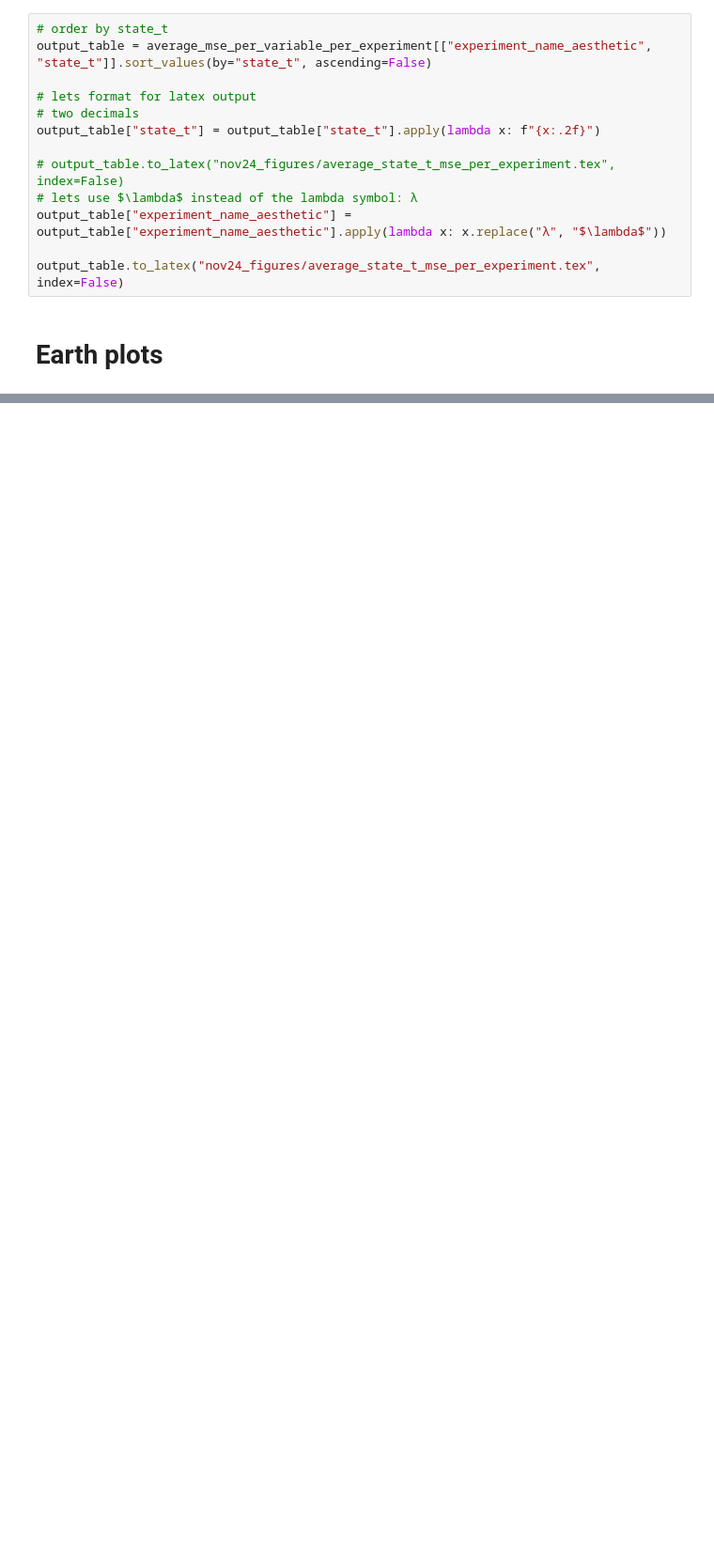
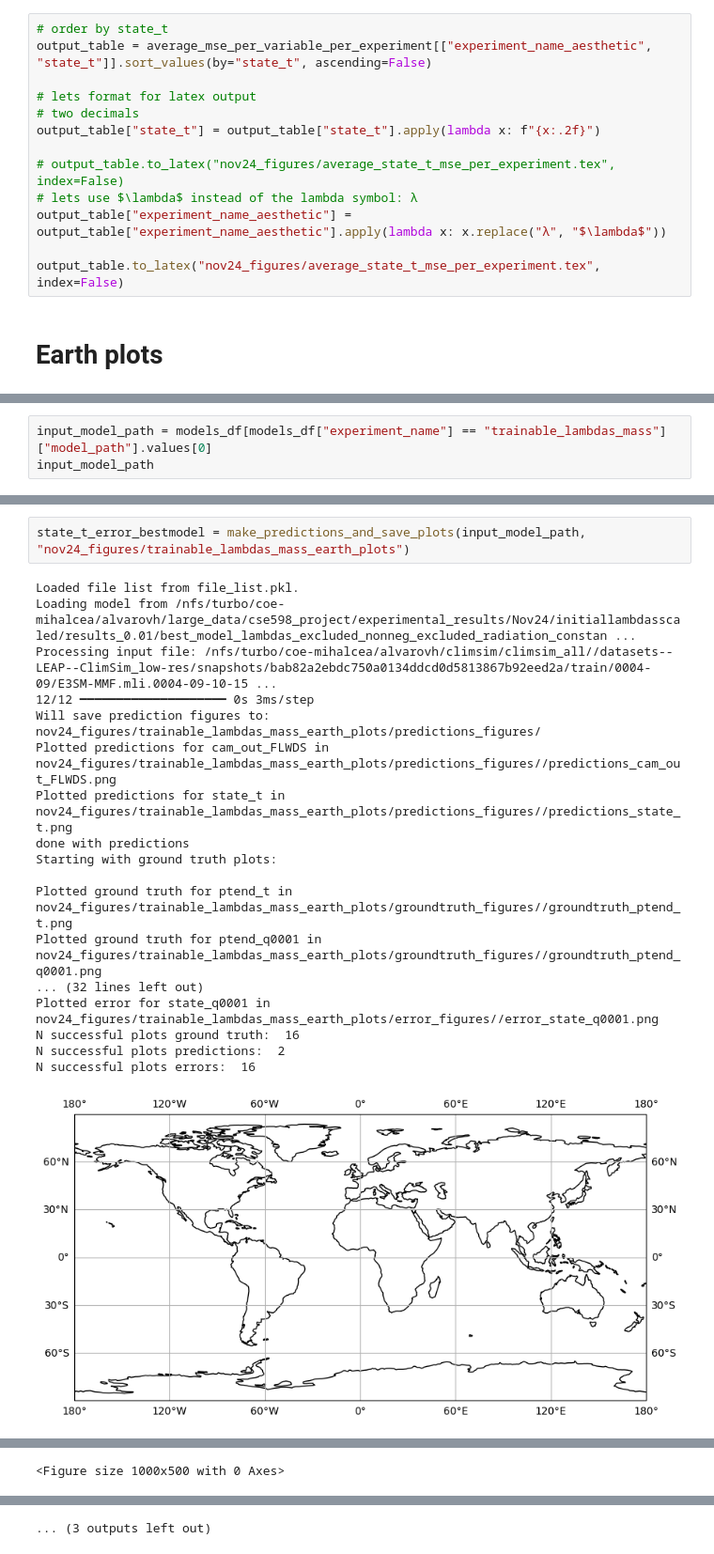
Before and after one commit to kaminsca/climate-physicsML, a Jupyter notebook: final_combined_loss_model/visualize_training_experiments24.ipynb, the cells around one changed output, grey strips where cells are left out. Shown at 94% size. Drawn from its saved outputs; the diff is of its cells as text; blank space fills up the shorter version.

Commit message:
added earth plots

```diff
--- a/final_combined_loss_model/visualize_training_experiments24.ipynb
+++ b/final_combined_loss_model/visualize_training_experiments24.ipynb
@@ -606,0 +613,3 @@ output_table.to_latex("nov24_figures/average_state_t_mse_per_experiment.tex", in
+# %%
+input_model_path = models_df[models_df["experiment_name"] == "trainable_lambdas_mass"]["model_path"].values[0]
+input_model_path
@@ -606,0 +618,21 @@ output_table.to_latex("nov24_figures/average_state_t_mse_per_experiment.tex", in
+# %%
+state_t_error_bestmodel = make_predictions_and_save_plots(input_model_path, "nov24_figures/trainable_lambdas_mass_earth_plots")
+# %% [output]
+Loaded file list from file_list.pkl.
+Loading model from /nfs/turbo/coe-mihalcea/alvarovh/large_data/cse598_project/experimental_results/Nov24/initiallambdasscaled/results_0.01/best_model_lambdas_excluded_nonneg_excluded_radiation_constan ...
+Processing input file: /nfs/turbo/coe-mihalcea/alvarovh/climsim/climsim_all//datasets--LEAP--ClimSim_low-res/snapshots/bab82a2ebdc750a0134ddcd0d5813867b92eed2a/train/0004-09/E3SM-MMF.mli.0004-09-10-15 ...
+12/12 ━━━━━━━━━━━━━━━━━━━━ 0s 3ms/step
+Will save prediction figures to:  nov24_figures/trainable_lambdas_mass_earth_plots/predictions_figures/
+Plotted predictions for cam_out_FLWDS in nov24_figures/trainable_lambdas_mass_earth_plots/predictions_figures//predictions_cam_out_FLWDS.png
+Plotted predictions for state_t in nov24_figures/trainable_lambdas_mass_earth_plots/predictions_figures//predictions_state_t.png
+done with predictions
+Starting with ground truth plots:
+
+Plotted ground truth for ptend_t in nov24_figures/trainable_lambdas_mass_earth_plots/groundtruth_figures//groundtruth_ptend_t.png
+Plotted ground truth for ptend_q0001 in nov24_figures/trainable_lambdas_mass_earth_plots/groundtruth_figures//groundtruth_ptend_q0001.png
+... (32 lines left out)
+Plotted error for state_q0001 in nov24_figures/trainable_lambdas_mass_earth_plots/error_figures//error_state_q0001.png
+N successful plots ground truth:  16
+N successful plots predictions:  2
+N successful plots errors:  16
+[figure, added]
@@ -606,0 +644 @@ output_table.to_latex("nov24_figures/average_state_t_mse_per_experiment.tex", in
+<Figure size 1000x500 with 0 Axes>
@@ -606,0 +649 @@ output_table.to_latex("nov24_figures/average_state_t_mse_per_experiment.tex", in
+... (3 outputs left out)
```
Also changed, not shown: parts of 7 cells of this notebook, 2 other files.
